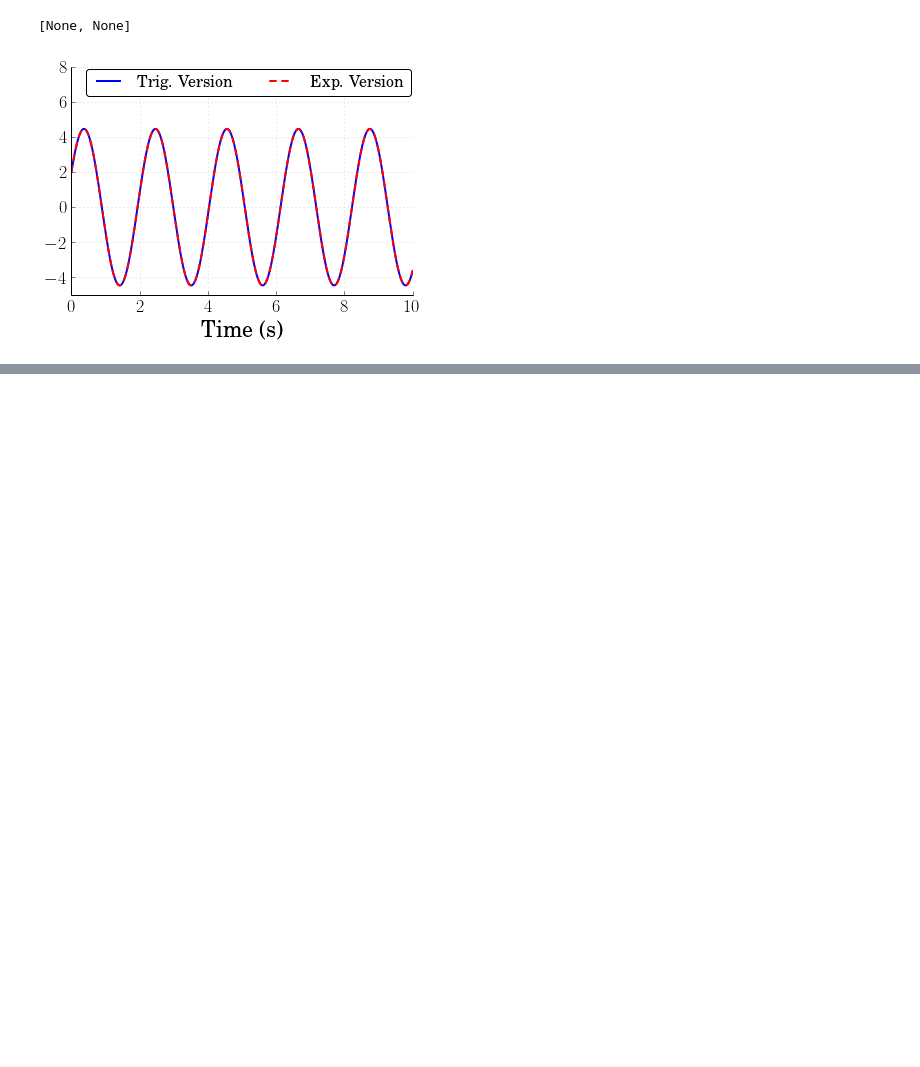
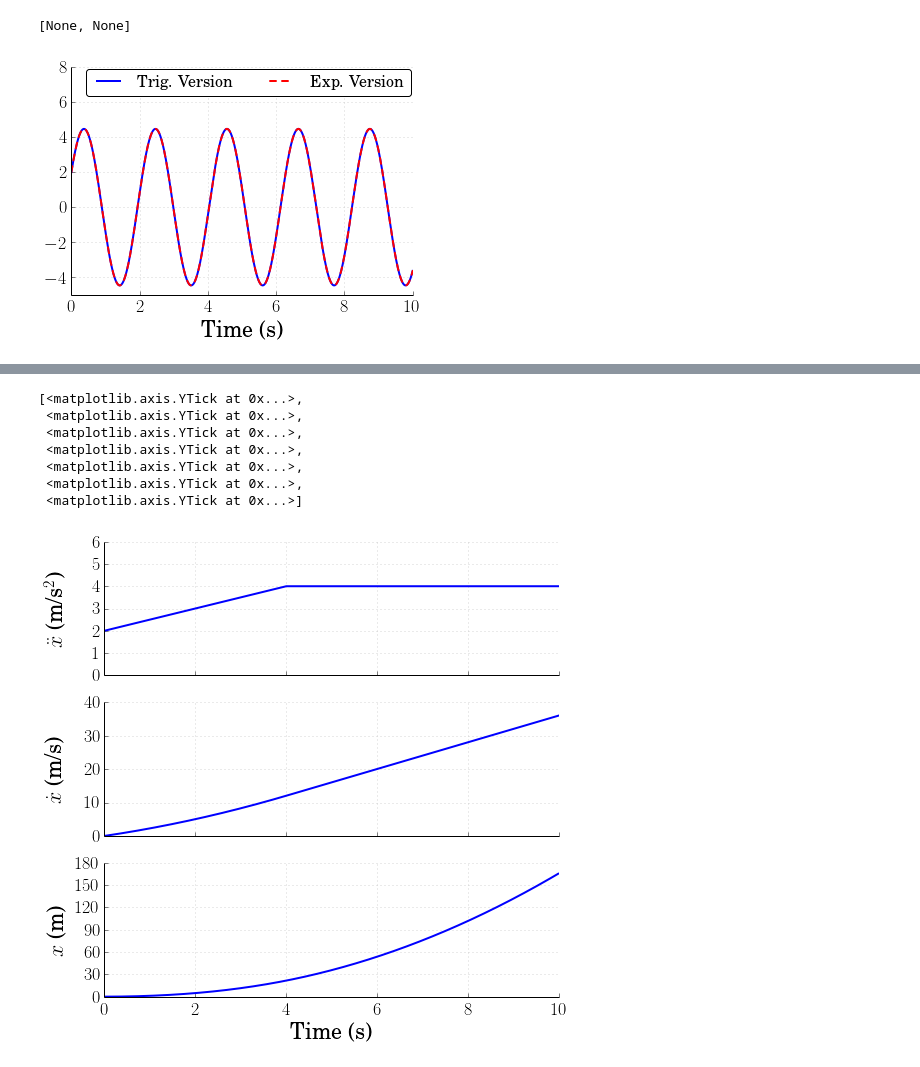
Before and after one commit to DocVaughan/MCHE485-Spring2014, a Jupyter notebook: IPython Notebooks/MCHE485 - HW1 - Spring 2014.ipynb, the cells around one changed output, grey strips where cells are left out. Cells and saved outputs as stored; diff of their text form; code cells hidden in the pictures; blank space fills up the shorter version.

```diff
--- a/IPython Notebooks/MCHE485 - HW1 - Spring 2014.ipynb
+++ b/IPython Notebooks/MCHE485 - HW1 - Spring 2014.ipynb
@@ -50,0 +137,58 @@ setp(ltext,fontsize=16)
+# %%
+# Let's plot acceleration, velocity, and position together
+
+# Make the figure pretty, then plot the results
+#   "pretty" parameters selected based on pdf output, not screen output
+#   Many of these setting could also be made default by the .matplotlibrc file
+fig, (ax1, ax2, ax3) = subplots(3, 1, sharex = True, figsize=(8,8))
+
+subplots_adjust(bottom=0.17,left=0.17,top=0.96,right=0.96)
+setp(ax.get_ymajorticklabels(),family='serif',fontsize=18)
+setp(ax.get_xmajorticklabels(),family='serif',fontsize=18)
+
+ax1.spines['right'].set_color('none')
+ax1.spines['top'].set_color('none')
+ax1.xaxis.set_ticks_position('bottom')
+ax1.yaxis.set_ticks_position('left')
+ax1.grid(True,linestyle=':',color='0.75')
+ax1.set_axisbelow(True)
+
+ax2.spines['right'].set_color('none')
+ax2.spines['top'].set_color('none')
+ax2.xaxis.set_ticks_position('bottom')
+ax2.yaxis.set_ticks_position('left')
+ax2.grid(True,linestyle=':',color='0.75')
+ax2.set_axisbelow(True)
+
+ax3.spines['right'].set_color('none')
+ax3.spines['top'].set_color('none')
+ax3.xaxis.set_ticks_position('bottom')
+ax3.yaxis.set_ticks_position('left')
+ax3.grid(True,linestyle=':',color='0.75')
+ax3.set_axisbelow(True)
+
+xlabel('Time (s)',family='serif',fontsize=22,weight='bold',labelpad=5)
+
+# Accel. plot
+ax1.set_ylabel(r'$\ddot{x}$ (m/s$^2$)',family='serif',fontsize=22,weight='bold',labelpad=25)
+ax1.plot(t,xddot,color='blue',linewidth=2,label='Acceleration')
+ax1.set_ylim(0.,6.)
+
+# Velocity plot
+ax2.set_ylabel(r'$\dot{x}$ (m/s)',family='serif',fontsize=22,weight='bold',labelpad=18)
+ax2.plot(t[0:-1],xdot,color='blue',linewidth=2,label='Velocity')
+ax2.set_yticks([0,10,20,30,40])
+
+# Position plot
+ax3.set_ylabel(r'$x$ (m)',family='serif',fontsize=22,weight='bold',labelpad=8)
+ax3.plot(t[0:-2],x,color='blue',linewidth=2,label='Position')
+ax3.set_yticks([0,30,60,90,120,150,180])
+# %% [output]
+[<matplotlib.axis.YTick at 0x...>,
+ <matplotlib.axis.YTick at 0x...>,
+ <matplotlib.axis.YTick at 0x...>,
+ <matplotlib.axis.YTick at 0x...>,
+ <matplotlib.axis.YTick at 0x...>,
+ <matplotlib.axis.YTick at 0x...>,
+ <matplotlib.axis.YTick at 0x...>]
+[figure, added]
```
Also changed, not shown: parts of 10 cells of this notebook.
